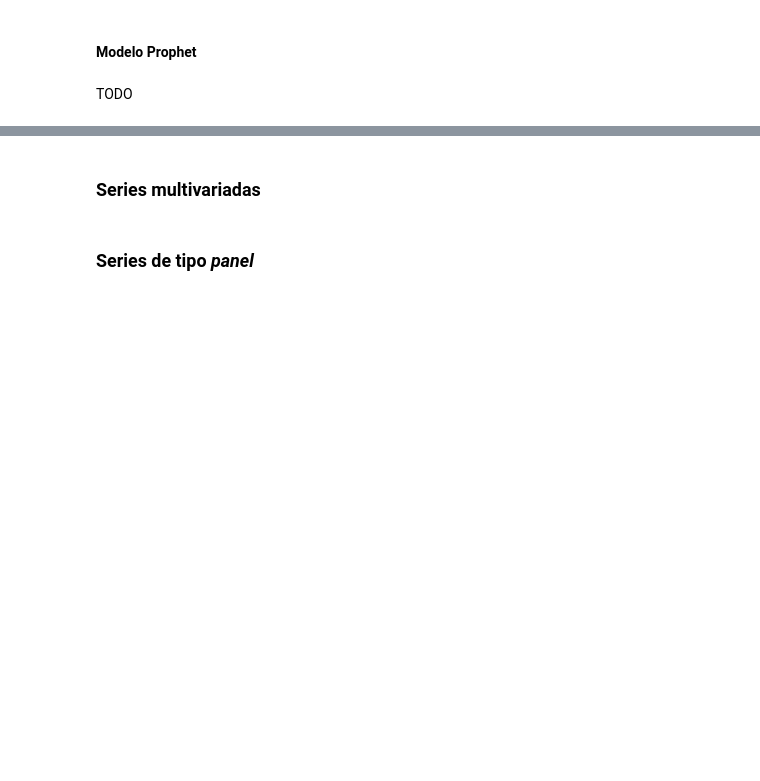
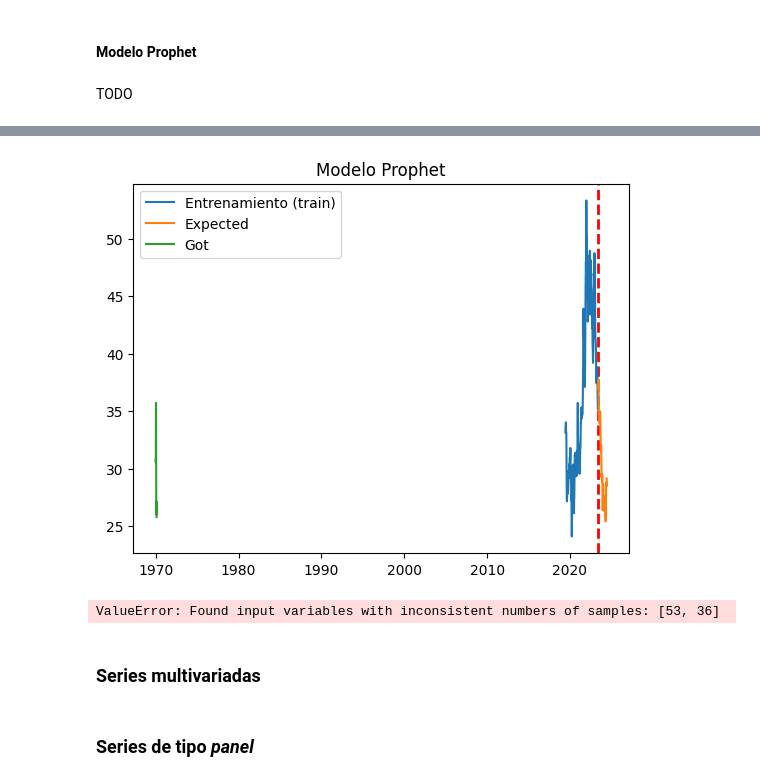
Before and after one commit to alu0101351773/TAAD_practicas, a Jupyter notebook: src/time_series.ipynb, the cells around one changed output, grey strips where cells are left out. Cells and saved outputs as stored; diff of their text form; code cells hidden in the pictures; blank space fills up the shorter version.

```diff
--- a/src/time_series.ipynb
+++ b/src/time_series.ipynb
@@ -676,4 +700,7 @@ forecaster = Prophet()
 forecaster.fit(df_train)
 
 y_pred = forecaster.predict(df_test)
+
+# TODO: Arreglar fechas del y_pred para que no me las imprima en 1970
+y_pred = y_pred['yhat']
 # %% [output]
@@ -686,3 +709,14 @@ y_pred = forecaster.predict(df_test)
+# %%
+plot_prediction_results(y_train, y_test, y_pred, 'Modelo Prophet')
+# %% [output]
+[figure, added]
+# %%
+pd.DataFrame.from_records(
+    [('Prophet', mean_absolute_percentage_error(y_test, y_pred))],
+    columns=['Algoritmo', 'Error promedio porcentual absoluto']
+)
+# %% [output]
+ValueError: Found input variables with inconsistent numbers of samples: [53, 36]
 # %% [markdown]
 ### Series multivariadas
 # %% [markdown]
```
Also changed, not shown: parts of 13 cells of this notebook.
